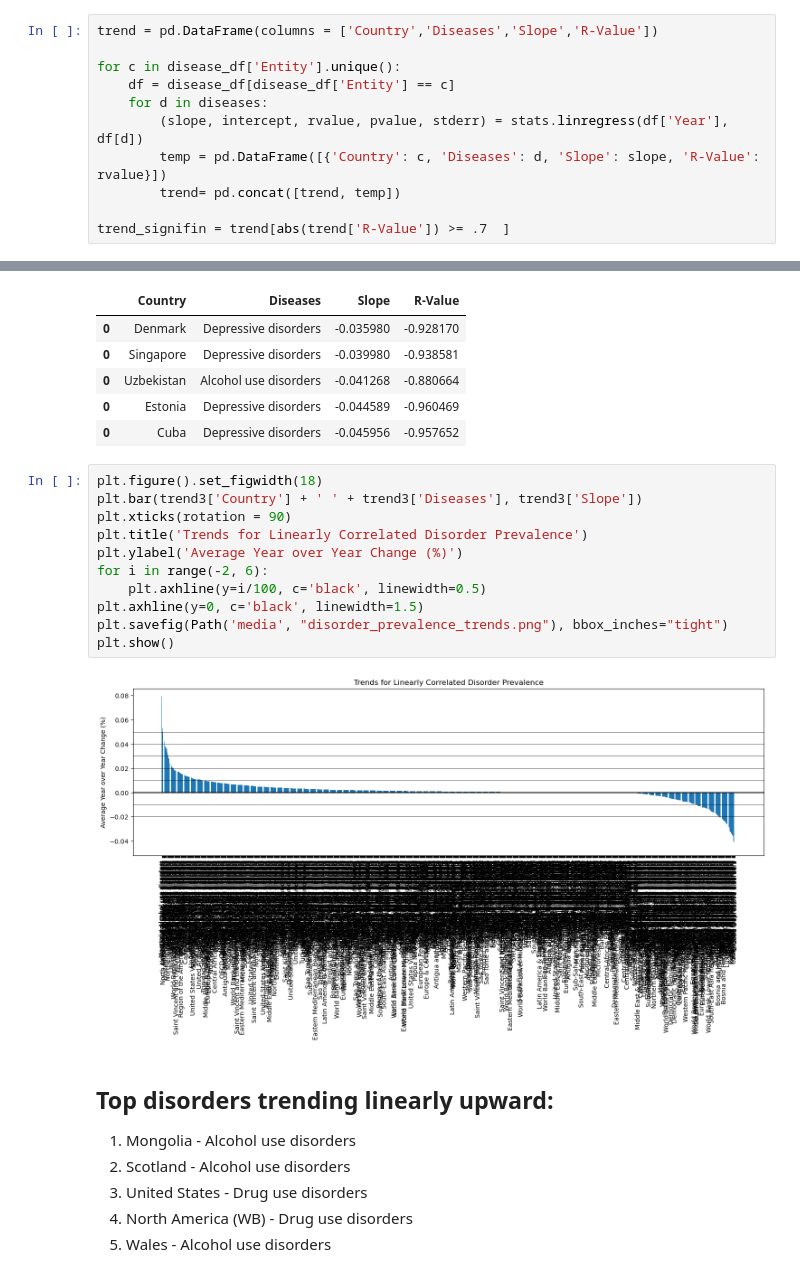
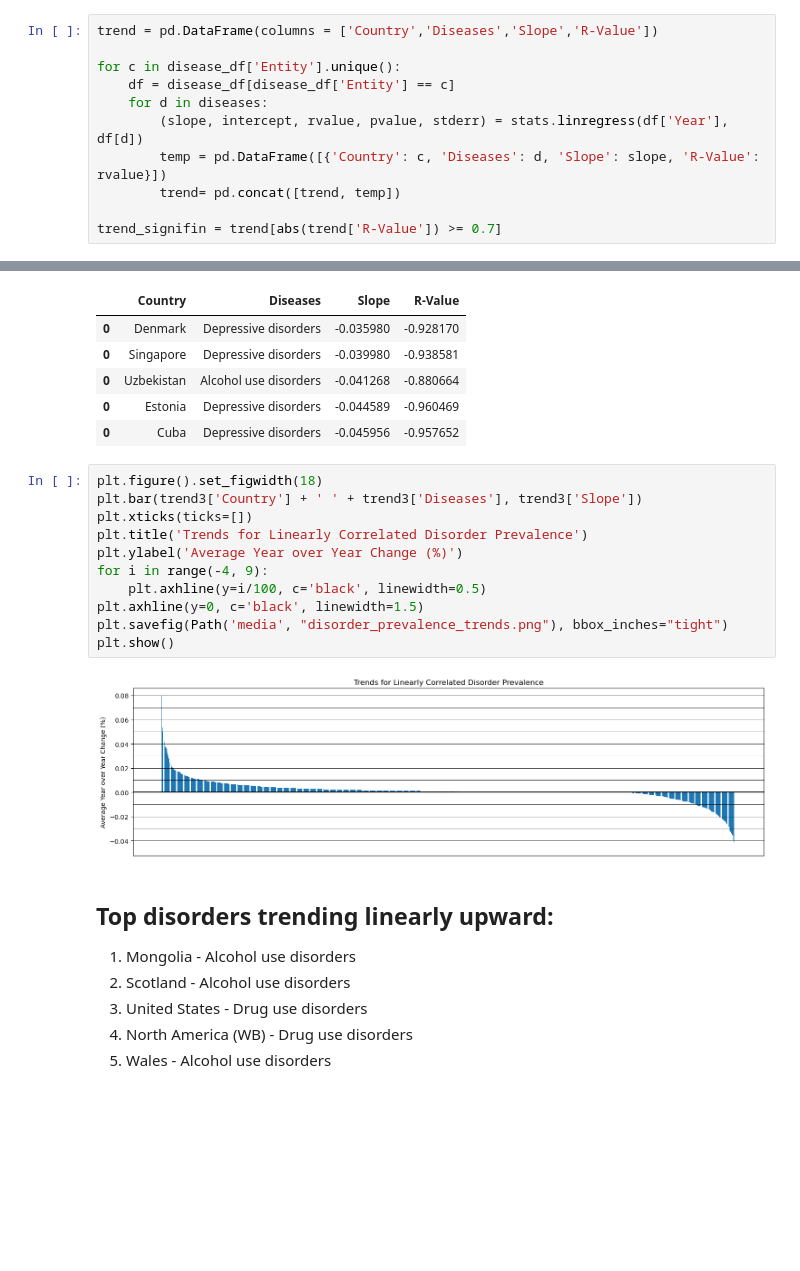
Before and after one commit to rutgers-bootcamp-project-1-team-5/mental_health, a Jupyter notebook: mental_health.ipynb, the cells around one changed output, grey strips where cells are left out. Drawn from its saved outputs; the diff is of its cells as text; blank space fills up the shorter version.

Commit message:
modified:   media/dalys_map.html 	modified:   media/disorder_prevalence_trends.png 	modified:   mental_health.ipynb

```diff
--- a/mental_health.ipynb
+++ b/mental_health.ipynb
@@ -389,7 +408,7 @@ for c in disease_df['Entity'].unique():
         temp = pd.DataFrame([{'Country': c, 'Diseases': d, 'Slope': slope, 'R-Value': rvalue}])
         trend= pd.concat([trend, temp])
 
-trend_signifin = trend[abs(trend['R-Value']) >= .7  ]
+trend_signifin = trend[abs(trend['R-Value']) >= 0.7]
 # %%
 # Top correlation
 trend2 = trend_signifin.sort_values(['R-Value'], ascending = False)
@@ -425,16 +444,16 @@ trend3.tail()
 # %%
 plt.figure().set_figwidth(18)
 plt.bar(trend3['Country'] + ' ' + trend3['Diseases'], trend3['Slope'])
-plt.xticks(rotation = 90)
+plt.xticks(ticks=[])
 plt.title('Trends for Linearly Correlated Disorder Prevalence')
 plt.ylabel('Average Year over Year Change (%)')
-for i in range(-2, 6):
+for i in range(-4, 9):
     plt.axhline(y=i/100, c='black', linewidth=0.5)
 plt.axhline(y=0, c='black', linewidth=1.5)
 plt.savefig(Path('media', "disorder_prevalence_trends.png"), bbox_inches="tight")
 plt.show()
 # %% [output]
-[figure, old version]
+[figure, new version]
 # %% [markdown]
 ## Top disorders trending linearly upward:
 1.	Mongolia - Alcohol use disorders
```
Also changed, not shown: parts of 3 cells of this notebook, 2 other files.
